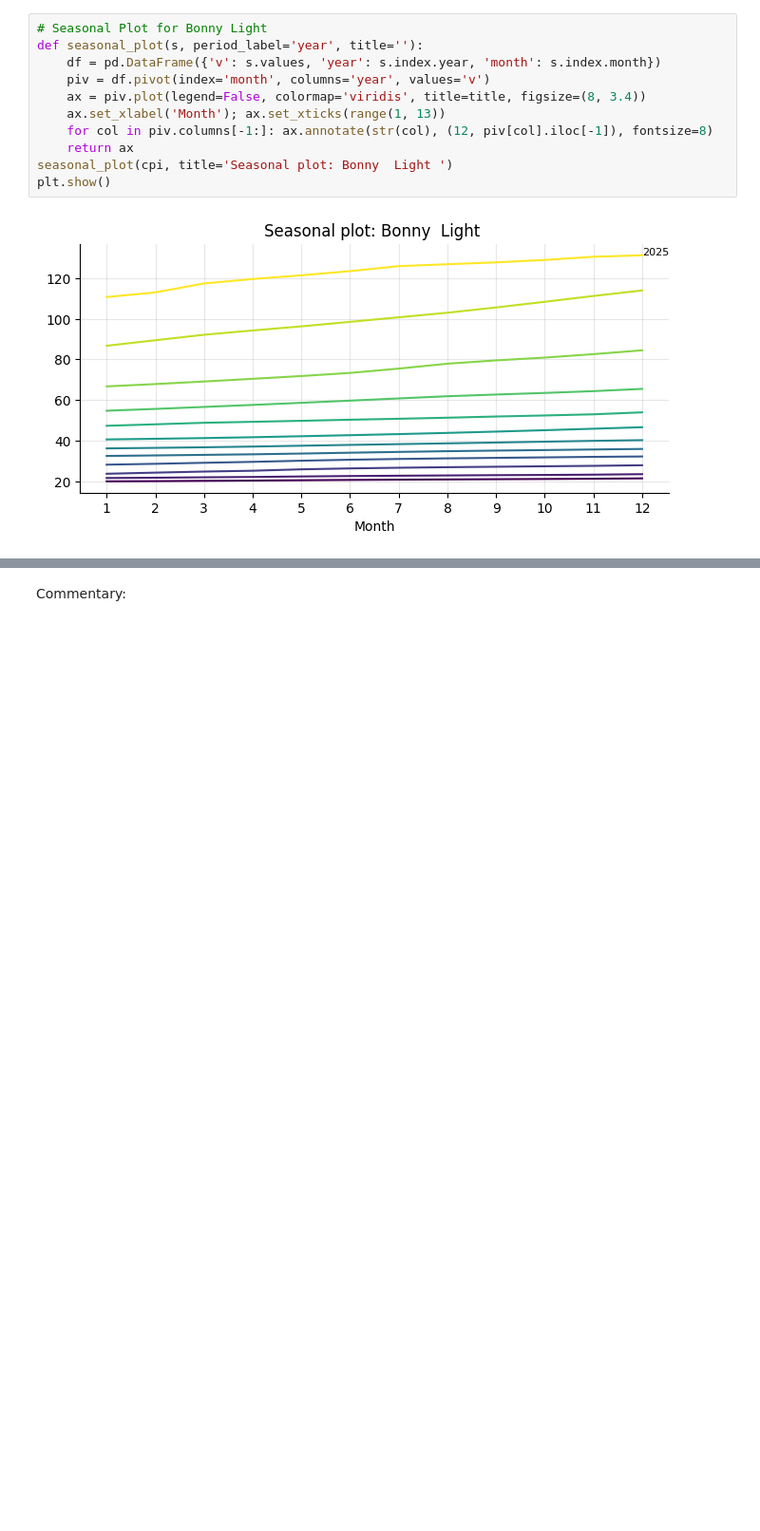
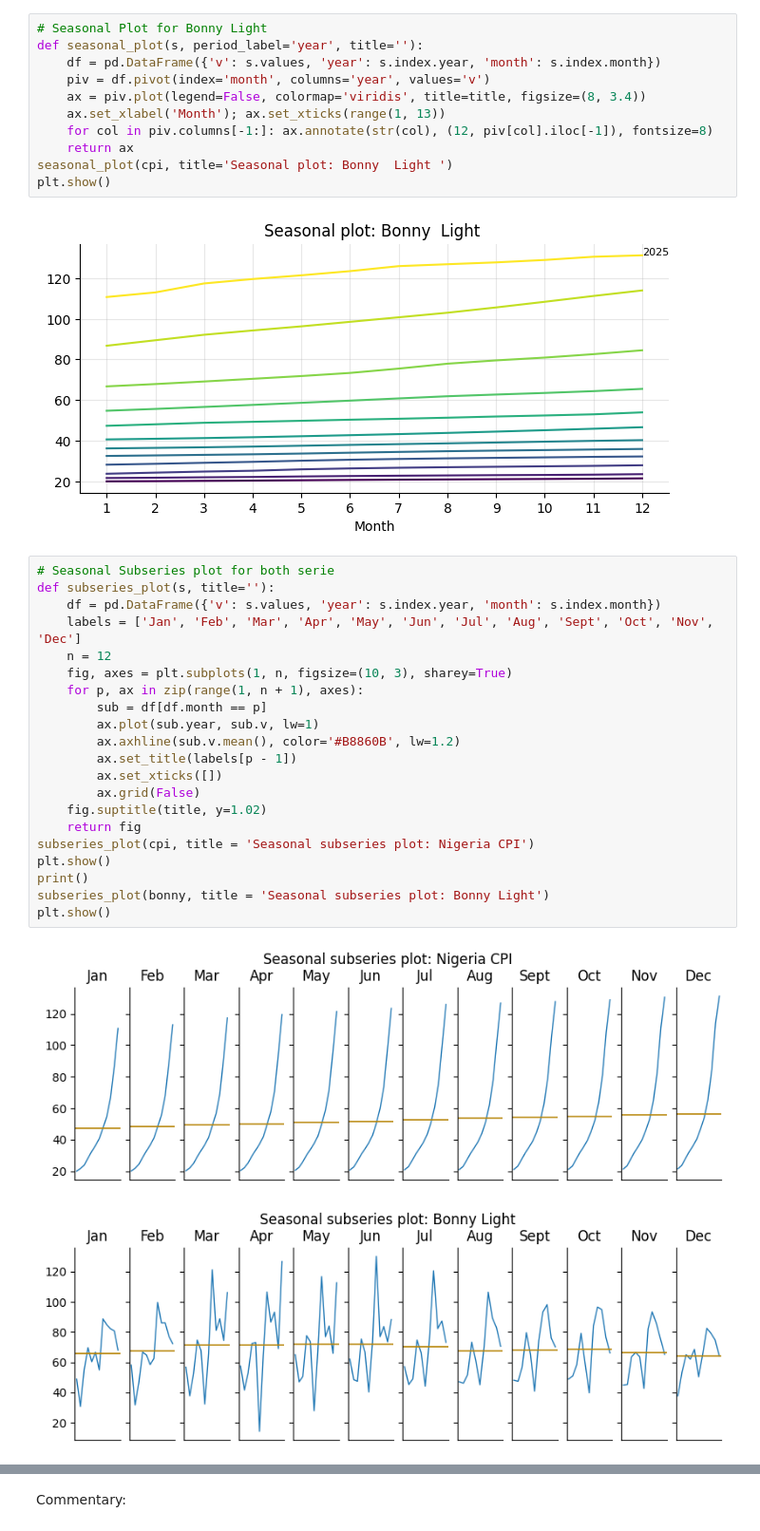
Before and after one commit to Favour-Fregene/NUTDTS816_Course_Repository, a Jupyter notebook: notebooks/assessments/CS1_starter.ipynb, the cells around one changed output, grey strips where cells are left out. Shown at 95% size. Saved outputs shown, nothing was run; the diff lists cells and outputs as text; blank space fills up the shorter version.

```diff
--- a/notebooks/assessments/CS1_starter.ipynb
+++ b/notebooks/assessments/CS1_starter.ipynb
@@ -137,3 +137,27 @@ seasonal_plot(cpi, title='Seasonal plot: Bonny  Light ')
 plt.show()
 # %% [output]
 [figure]
+# %%
+# Seasonal Subseries plot for both serie
+def subseries_plot(s, title=''):
+    df = pd.DataFrame({'v': s.values, 'year': s.index.year, 'month': s.index.month})
+    labels = ['Jan', 'Feb', 'Mar', 'Apr', 'May', 'Jun', 'Jul', 'Aug', 'Sept', 'Oct', 'Nov', 'Dec']
+    n = 12
+    fig, axes = plt.subplots(1, n, figsize=(10, 3), sharey=True)
+    for p, ax in zip(range(1, n + 1), axes):
+        sub = df[df.month == p]
+        ax.plot(sub.year, sub.v, lw=1)
+        ax.axhline(sub.v.mean(), color='#B8860B', lw=1.2)
+        ax.set_title(labels[p - 1])
+        ax.set_xticks([])
+        ax.grid(False)
+    fig.suptitle(title, y=1.02)
+    return fig
+subseries_plot(cpi, title = 'Seasonal subseries plot: Nigeria CPI')
+plt.show()
+print()
+subseries_plot(bonny, title = 'Seasonal subseries plot: Bonny Light')
+plt.show()
+# %% [output]
+[figure, added]
+[figure, added]
```
Also changed, not shown: parts of 3 cells of this notebook.
